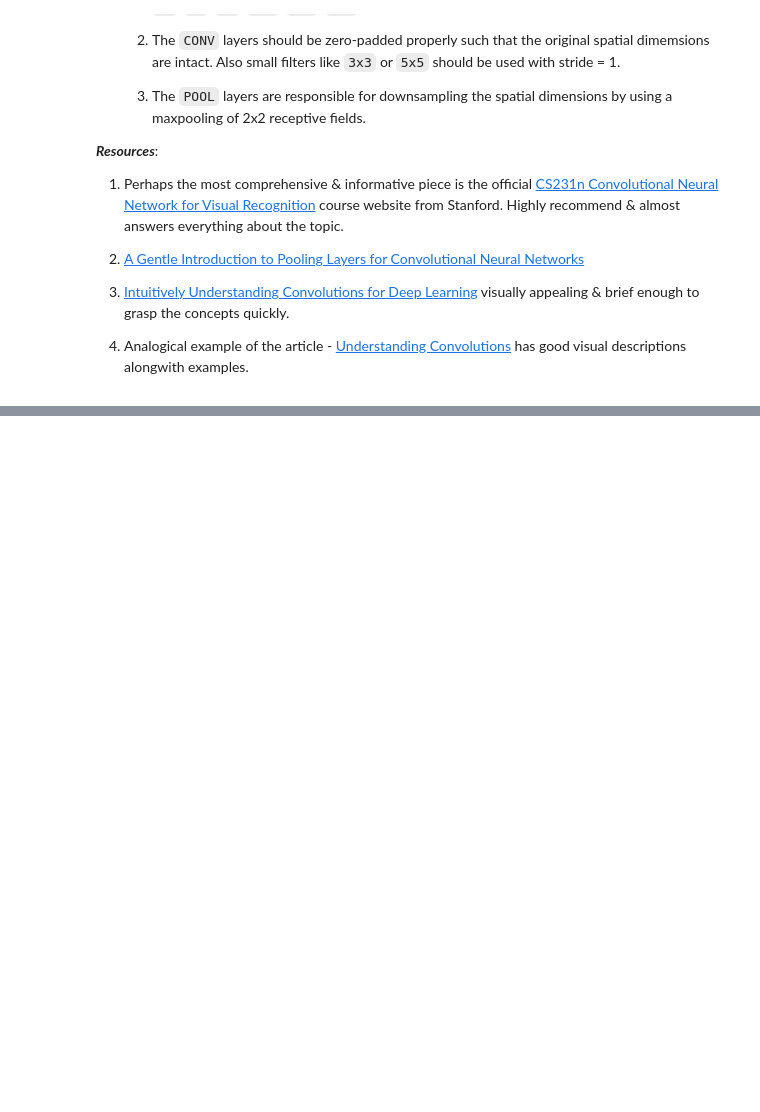
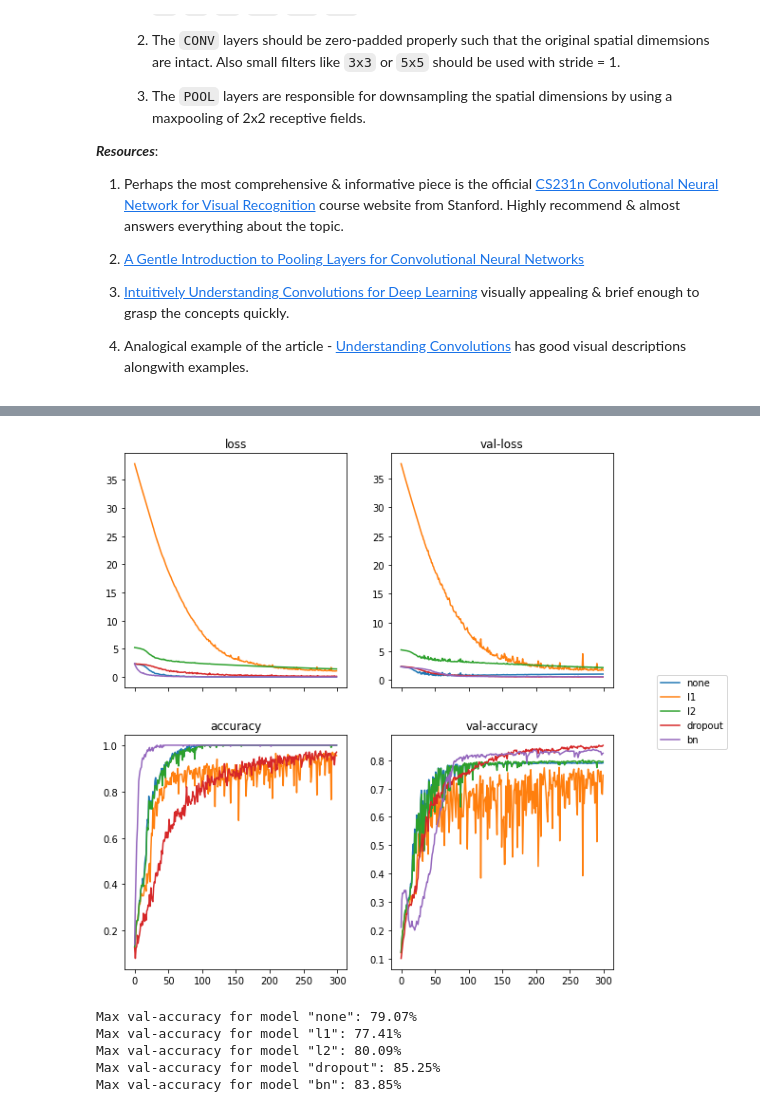
Before and after one commit to Jarmos-san/Hands-on-Computer-Vision-with-TensorFlow-2-lessons, a Jupyter notebook: Chapter3_Modern_Neural_Networks.ipynb, the cells around one changed output, grey strips where cells are left out. Drawn from its saved outputs; the diff is of its cells as text; code cells hidden in the pictures; blank space fills up the shorter version.

```diff
--- a/Chapter3_Modern_Neural_Networks.ipynb
+++ b/Chapter3_Modern_Neural_Networks.ipynb
@@ -112,0 +665,3 @@ Generally, the _Pooling layer_ does:
+# %%
+model = LeNet5(10, kernel_regularizer=None, bias_regularizer=None)
+model = train_classifier_on_mnist(model, log_frequency=50)
@@ -112,0 +746,51 @@ Generally, the _Pooling layer_ does:
+# %%
+history_per_instance = dict()
+
+print(f"Experiment: {log_begin_red}start{log_end_format} (training logs = off)")
+for config_name in configurations:
+    # Resetting the seeds (for random number generation), to reduce the impact of randomness on the comparison:
+    tf.random.set_seed(random_seed)
+    np.random.seed(random_seed)
+    # Creating the model:
+    model = lenet(f"lenet_{config_name}", **configurations[config_name])
+    model.compile(optimizer='sgd', loss='sparse_categorical_crossentropy', metrics=['accuracy'])
+    # Launching the training (we set `verbose=0`, so the training won't generate any logs):
+    print(f"\t> Training with {config_name}: {log_begin_red}start{log_end_format}")
+    history = model.fit(x_train, y_train,
+                        batch_size=32, epochs=300, validation_data=(x_test, y_test),
+                        verbose=0)
+    history_per_instance[config_name] = history
+    print(f'\t> Training with {config_name}: {log_begin_green}done{log_end_format}.')
+print(f"Experiment: {log_begin_green}done{log_end_format}")
+# %%
+# add parameter `sharey='row'` for a more direct comparison
+fig, ax = plt.subplots(2, 2, figsize=(10,10), sharex='col')
+ax[0, 0].set_title("loss")
+ax[0, 1].set_title("val-loss")
+ax[1, 0].set_title("accuracy")
+ax[1, 1].set_title("val-accuracy")
+
+lines, labels = [], []
+for config_name in history_per_instance:
+    history = history_per_instance[config_name]
+    ax[0, 0].plot(history.history['loss'])
+    ax[0, 1].plot(history.history['val_loss'])
+    ax[1, 0].plot(history.history['accuracy'])
+    line = ax[1, 1].plot(history.history['val_accuracy'])
+    lines.append(line[0])
+    labels.append(config_name)
+
+fig.legend(lines,labels, loc='center right', borderaxespad=0.1)
+plt.subplots_adjust(right=0.84)
+# %% [output]
+[figure, added]
+# %%
+for config_name in history_per_instance:
+    best_val_acc = max(history_per_instance[config_name].history['val_accuracy']) * 100
+    print(f'Max val-accuracy for model "{config_name}": {best_val_acc:.2f}%')
+# %% [output]
+Max val-accuracy for model "none": 79.07%
+Max val-accuracy for model "l1": 77.41%
+Max val-accuracy for model "l2": 80.09%
+Max val-accuracy for model "dropout": 85.25%
+Max val-accuracy for model "bn": 83.85%
```
Also changed, not shown: parts of 37 cells of this notebook.
